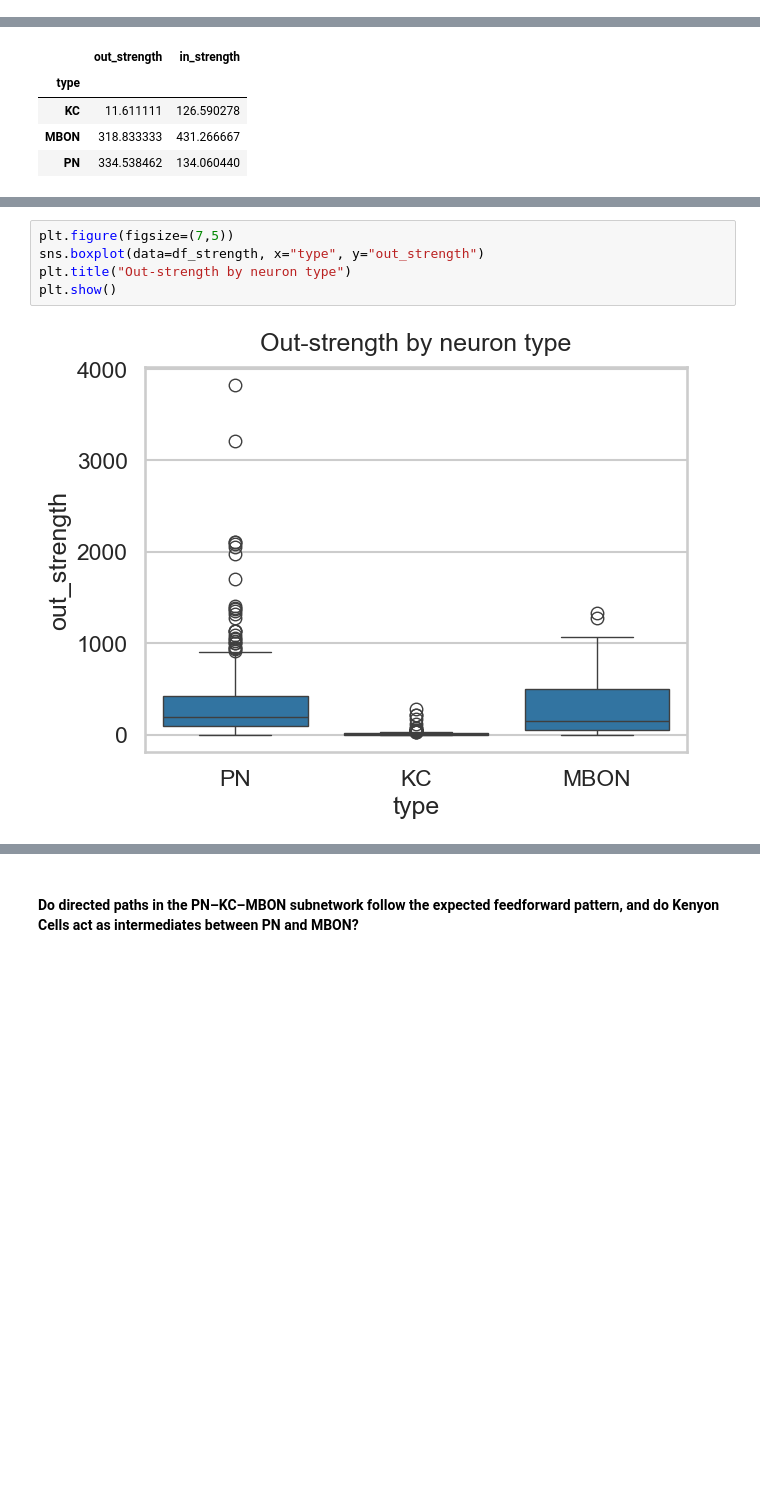
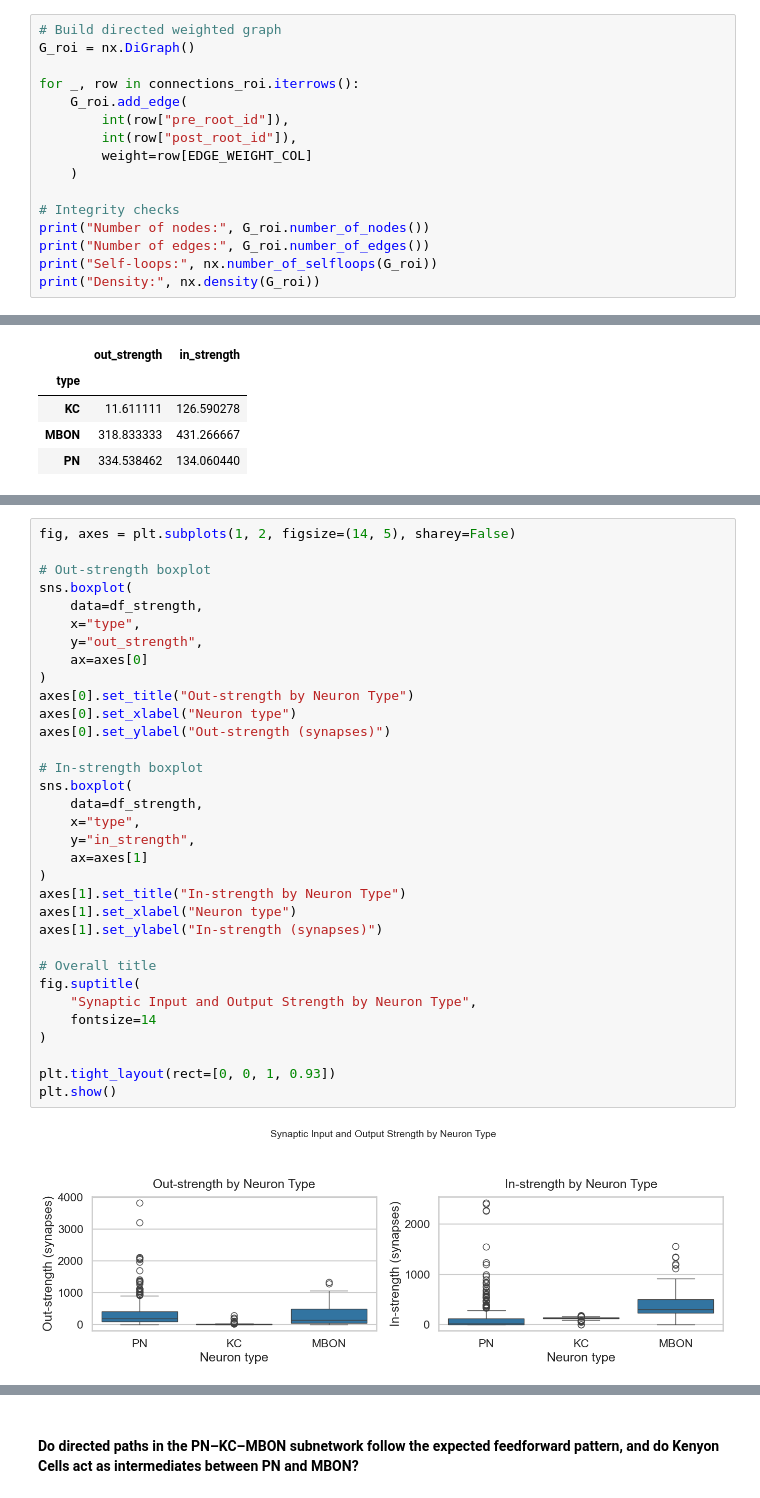
Before and after one commit to Banu-ozdeveci/flywire-connectome-analysis, a Jupyter notebook: notebooks/b-subnetwork_analysis.ipynb, the cells around one changed output, grey strips where cells are left out. Saved outputs shown, nothing was run; the diff lists cells and outputs as text; blank space fills up the shorter version.

```diff
--- a/notebooks/b-subnetwork_analysis.ipynb
+++ b/notebooks/b-subnetwork_analysis.ipynb
@@ -177,0 +240,16 @@ Density: 0.0013241771794060308
+# %%
+# Build directed weighted graph
+G_roi = nx.DiGraph()
+
+for _, row in connections_roi.iterrows():
+    G_roi.add_edge(
+        int(row["pre_root_id"]),
+        int(row["post_root_id"]),
+        weight=row[EDGE_WEIGHT_COL]
+    )
+
+# Integrity checks
+print("Number of nodes:", G_roi.number_of_nodes())
+print("Number of edges:", G_roi.number_of_edges())
+print("Self-loops:", nx.number_of_selfloops(G_roi))
+print("Density:", nx.density(G_roi))
@@ -257,7 +556,35 @@ df_strength.groupby("type")[["out_strength", "in_strength"]].mean()
 # %%
-plt.figure(figsize=(7,5))
-sns.boxplot(data=df_strength, x="type", y="out_strength")
-plt.title("Out-strength by neuron type")
+fig, axes = plt.subplots(1, 2, figsize=(14, 5), sharey=False)
+
+# Out-strength boxplot
+sns.boxplot(
+    data=df_strength,
+    x="type",
+    y="out_strength",
+    ax=axes[0]
+)
+axes[0].set_title("Out-strength by Neuron Type")
+axes[0].set_xlabel("Neuron type")
+axes[0].set_ylabel("Out-strength (synapses)")
+
+# In-strength boxplot
+sns.boxplot(
+    data=df_strength,
+    x="type",
+    y="in_strength",
+    ax=axes[1]
+)
+axes[1].set_title("In-strength by Neuron Type")
+axes[1].set_xlabel("Neuron type")
+axes[1].set_ylabel("In-strength (synapses)")
+
+# Overall title
+fig.suptitle(
+    "Synaptic Input and Output Strength by Neuron Type",
+    fontsize=14
+)
+
+plt.tight_layout(rect=[0, 0, 1, 0.93])
 plt.show()
 # %% [output]
-[figure, old version]
+[figure, new version]
```
Also changed, not shown: parts of 74 cells of this notebook.
